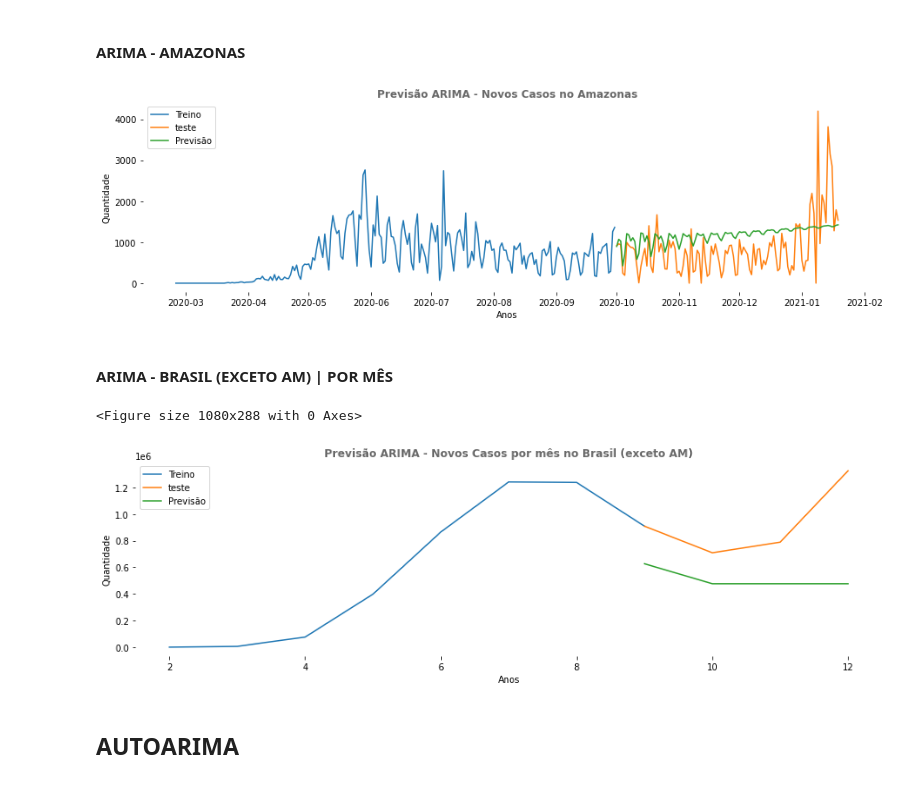
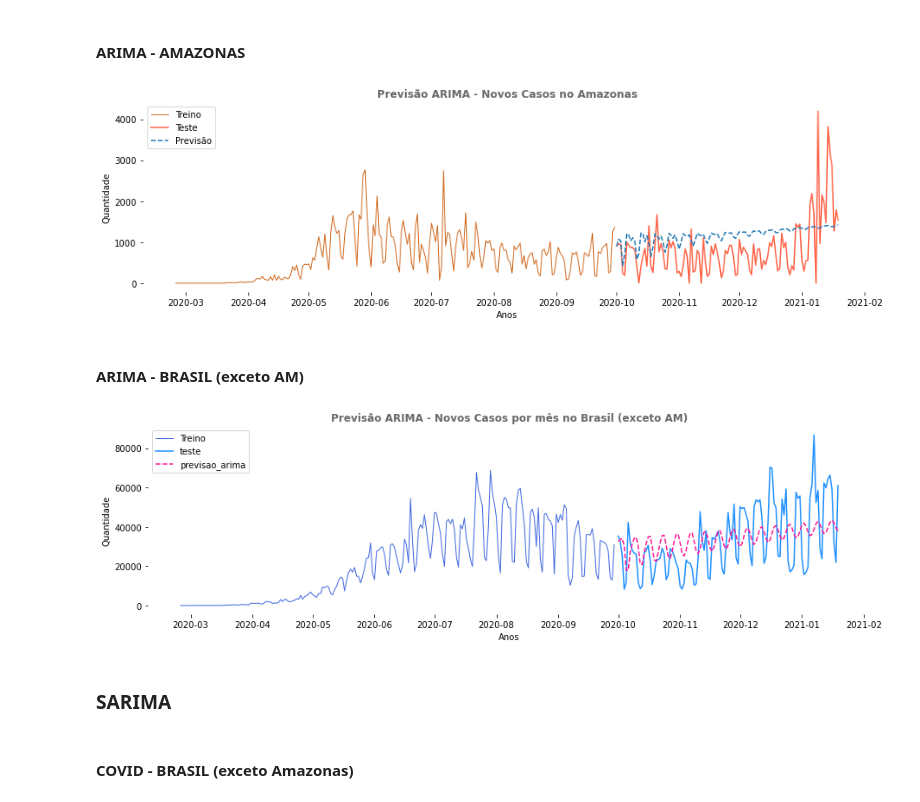
Before and after one commit to daianeklein/bootcamp-Alura, a Jupyter notebook: Desafio-Modulo4.ipynb, the cells around one changed output. Drawn from its saved outputs; the diff is of its cells as text; code cells hidden in the pictures.

```diff
--- a/Desafio-Modulo4.ipynb
+++ b/Desafio-Modulo4.ipynb
@@ -269,6 +275,7 @@ covid['data'] = covid['data'].astype('datetime64')
 covid['dia'] = covid['data'].dt.day
 covid['mes'] = covid['data'].dt.month
 covid['ano'] = covid['data'].dt.year
+covid['semana'] = covid['data'].dt.week
 # %% [markdown]
 ## ANÁLISES MACROS
 # %% [markdown]
@@ -1204,22 +1211,22 @@ comparando com os valores reais destes mesmos meses
 #### ARIMA - AMAZONAS
 # %%
 # Separando os dados de treino e teste
-treino = covid_am[['data', 'casosNovos']][:-111].set_index('data').sort_values(by='data')
-teste = covid_am[['data', 'casosNovos']][219:].set_index('data').sort_values(by='data')
+treinoam = covid_am[['data', 'casosNovos']][:-111].set_index('data').sort_values(by='data')
+testeam = covid_am[['data', 'casosNovos']][219:].set_index('data').sort_values(by='data')
 
 # Treinando o modelo
-modelo_arima = ARIMA(treino['casosNovos'].values, order=[15,1,0])
-modelo_arima_treinado = modelo_arima.fit()
-previsao = modelo_arima_treinado.forecast(111)[0]
+modelo_arimaam = ARIMA(treinoam['casosNovos'].values, order=[15,1,0])
+modelo_arima_treinadoam = modelo_arimaam.fit()
+previsaoam = modelo_arima_treinadoam.forecast(111)[0]
 
 # Comparando
 plt.figure(figsize=(15, 4))
 
-teste['previsao'] = previsao
+testeam['previsao'] = previsaoam
 
-sns.lineplot(x='data', y='casosNovos', data = treino, label ='Treino')
-sns.lineplot(x='data', y='casosNovos', data = teste, label='teste')
-sns.lineplot(x='data', y='previsao', data=teste, label = 'Previsão')
+sns.lineplot(x='data', y='casosNovos', data = treinoam, label ='Treino', color= 'chocolate', linewidth = 1)
+sns.lineplot(x='data', y='casosNovos', data = testeam, color='tomato', label='Teste', linewidth = 1.5)
+sns.lineplot(x='data', y='previsao', data = testeam, label = 'Previsão', linestyle = '--')
 
 plt.title('Previsão ARIMA - Novos Casos no Amazonas', color='dimgrey', fontweight='bold')
 plt.legend()
@@ -1229,42 +1236,39 @@ plt.xlabel('Anos', fontsize=10)
 
 plt.show()
 # %% [output]
-[figure, old version]
+[figure, new version]
 # %% [markdown]
-#### ARIMA - BRASIL (EXCETO AM) | POR MÊS
+#### ARIMA - BRASIL (exceto AM)
 # %%
-# Separando os dados de treino e teste
-treino =  covid_br[covid_br['ano'] == 2020][['mes', 'casosNovos']].groupby('mes').sum()[:-3]
-teste = covid_br[covid_br['ano'] == 2020][['mes', 'casosNovos']].groupby('mes').sum()[7:]
+covid_br.sort_values(by='data', inplace=True)
+
+treino_br = covid_br[covid_br['data'] < '2020-09-30'][['data', 'casosNovos']].set_index('data').groupby(level=0).sum()
+teste_br = covid_br[covid_br['data'] > '2020-09-30'][['data', 'casosNovos']].set_index('data').groupby(level=0).sum()
 
 # Treinando o modelo
-modelo_arima = ARIMA(treino['casosNovos'].values, order=[0,0,1])
-modelo_arima_treinado = modelo_arima.fit()
-previsao = modelo_arima_treinado.forecast(4)[0]
+modelo_arima_br = ARIMA(treino_br['casosNovos'].values, order=[8,1,5])
+modelo_arima_treinado_br = modelo_arima_br.fit()
+previsao_br = modelo_arima_treinado_br.forecast(111)[0]
 
-# Comparando
 plt.figure(figsize=(15, 4))
 
-teste['previsao'] = previsao
+teste_br['previsao_arima'] = previsao_br
 
-# Comparando
-plt.figure(figsize=(15, 4))
-
-teste['previsao'] = previsao
-
-sns.lineplot(x='mes', y='casosNovos', data = treino, label ='Treino')
-sns.lineplot(x='mes', y='casosNovos', data = teste, label='teste')
-sns.lineplot(x='mes', y='previsao', data=teste, label = 'Previsão')
+sns.lineplot(x='data', y='casosNovos', data = treino_br, label ='Treino', linewidth = 1, color='royalblue')
+sns.lineplot(x='data', y='casosNovos', data = teste_br, label='teste', linewidth = 1.5, color='dodgerblue')
+sns.lineplot(x='data', y='previsao_arima', data=teste_br, label = 'previsao_arima', linestyle = '--',
+            color='deeppink')
 
 plt.title('Previsão ARIMA - Novos Casos por mês no Brasil (exceto AM)', color='dimgrey', fontweight='bold')
 plt.legend()
 sns.despine(bottom=True, left=True)
 plt.ylabel('Quantidade', fontsize=10)
 plt.xlabel('Anos', fontsize=10)
 
 plt.show()
 # %% [output]
-<Figure size 1080x288 with 0 Axes>
-[figure, old version]
+[figure, new version]
 # %% [markdown]
-## AUTOARIMA
+### SARIMA
+# %% [markdown]
+#### COVID - BRASIL (exceto Amazonas)
```
Also changed, not shown: parts of 15 cells of this notebook.
